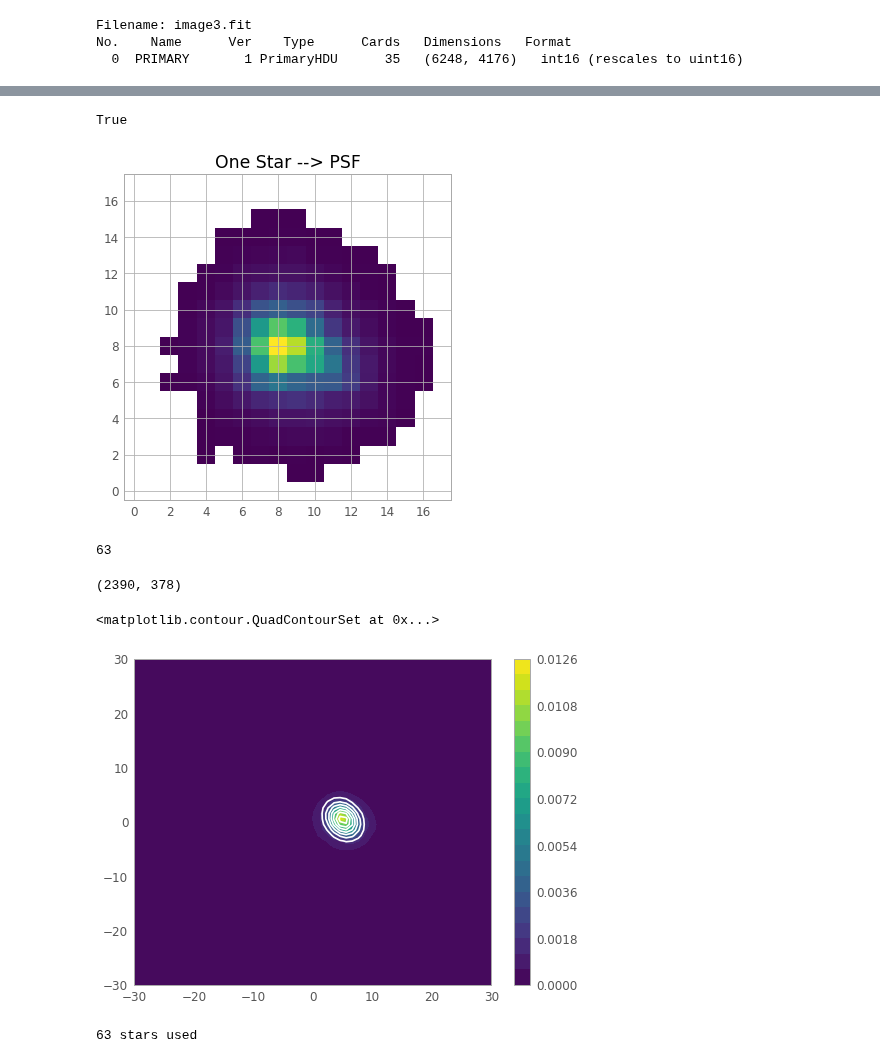
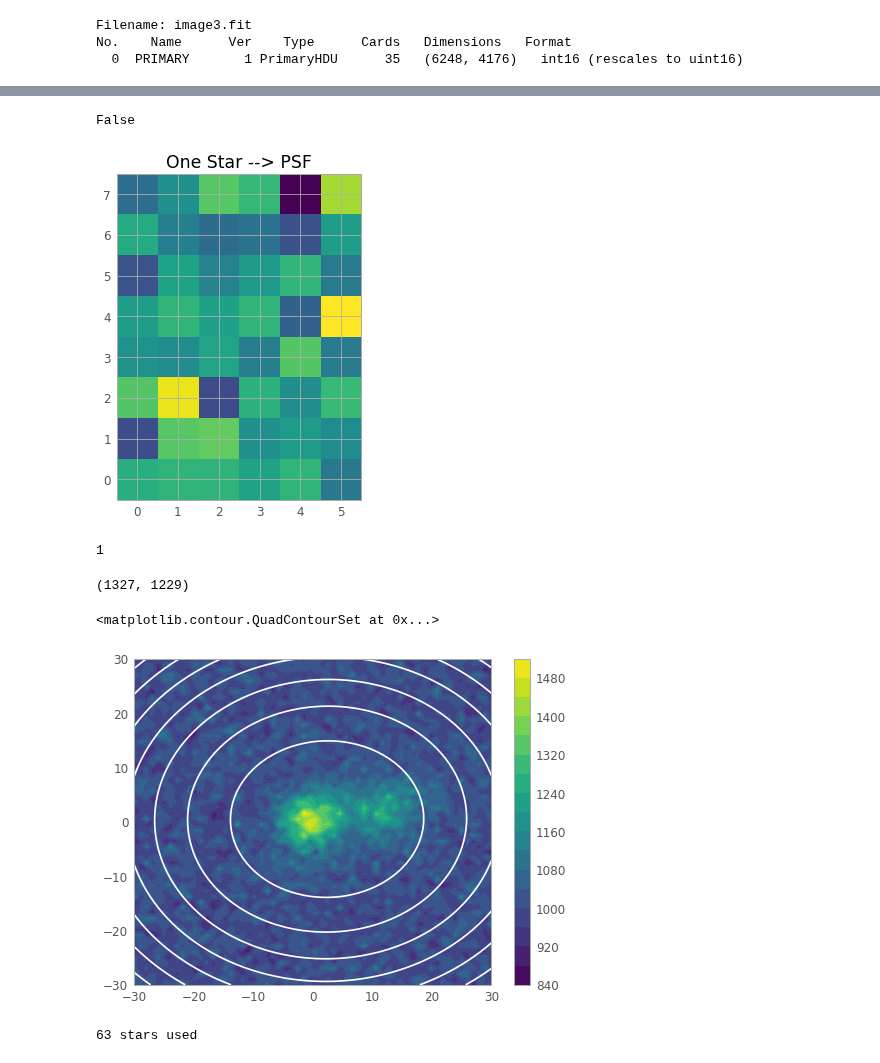
Before and after one commit to SSAEPFL/PSF, a Jupyter notebook: test-PSF-sensor-map.ipynb, the cells around one changed output, grey strips where cells are left out. Drawn from its saved outputs; the diff is of its cells as text; code cells hidden in the pictures.

```diff
--- a/test-PSF-sensor-map.ipynb
+++ b/test-PSF-sensor-map.ipynb
@@ -13,7 +13,8 @@ plt.style.use(astropy_mpl_style)
 hdul = fits.open('image3.fit')
 hdul.info()
 
-img = fits.getdata('image3.fit')
+img = fits.getdata(
+    '../psf-map-images/Light_ASIImg_10sec_Bin1_3.3C_gain0_2022-04-28_221347_frame0010.fit')
 
 from fonctions import *
 bias = averageFolder('bias')
@@ -67,15 +69,15 @@ True
 # %%
-outcut = inverted_masked_image[575:593, 5649:5667]
-print(np.isnan(outcut.filled()[0:100, 0:100]).any())
+outcut = image_clean[2170:2178, 1418:1424]
+print(np.isnan(outcut[0:100, 0:100]).any())
 #outcut = inverted_masked_image[0:10, 2500:3500]
 plt.figure()
 plt.title('One Star --> PSF')
 plt.imshow(outcut, origin='lower', cmap='viridis', interpolation='none')
 #plt.colorbar()
 plt.show()
 # %% [output]
-True
+False
-[figure, old version]
+[figure, new version]
 # %%
 # Searching the position of all stars
 i = 10
@@ -86,23 +88,23 @@ while i < (np.shape(mask)[0]-11):
     while j < (np.shape(mask)[1]-11):
         found_something = False
         # and not (i > 2110 and i < 2260 and j > 3060 and j < 3240)
-        if not (np.isnan(inverted_masked_image_filled[i-5:i+5, j-5:j+5])).any() and (i < 2110 or i > 2260 or j < 3060 or j > 3240):
+        if not (np.isnan(inverted_masked_image_filled[i-2:i+2, j-2:j+2])).any() and (i < 2110 or i > 2260 or j < 3060 or j > 3240):
             found_something = True
             list_of_coordinates.append((i, j))
-            j += 20
+            j += 7
             #print(inverted_masked_image[i:i+10, j:j+10])
         else:
             j += 1
     if found_something:
-        i += 10
+        i += 4
     else:
         i += 1
 print(len(list_of_coordinates))
 # %% [output]
-63
+1
 # %%
 # Test to see if random star is well found
-coords = list_of_coordinates[35]
+coords = list_of_coordinates[0]
 print(coords)
 
 i_begin = np.max([0, coords[0]-30])
@@ -111,7 +113,7 @@ j_begin = np.max([0, coords[1]-30])
 j_end = np.min([np.shape(img)[1], coords[1]+30])
 
 outcut = image_clean[i_begin:i_end, j_begin:j_end]
-outcut = outcut/np.sum(outcut)
+#outcut = outcut/np.sum(outcut)
 
 initial_guess = (0, 0, 1, 1, 0.1, 0)
 lim_i = (i_end - i_begin)/2
@@ -130,9 +132,9 @@ plt.contourf(xs, ys, outcut, 20, origin='lower', cmap='viridis')
 plt.colorbar()
 plt.contour(xs, ys, interpolated_data.reshape(np.shape(outcut)), 10, colors='w', label='test')
 # %% [output]
-(2390, 378)
+(1327, 1229)
 <matplotlib.contour.QuadContourSet at 0x...>
-[figure, old version]
+[figure, new version]
 # %%
 from fonctions import *
 
```
Also changed, not shown: parts of 7 cells of this notebook, 1 other file.
